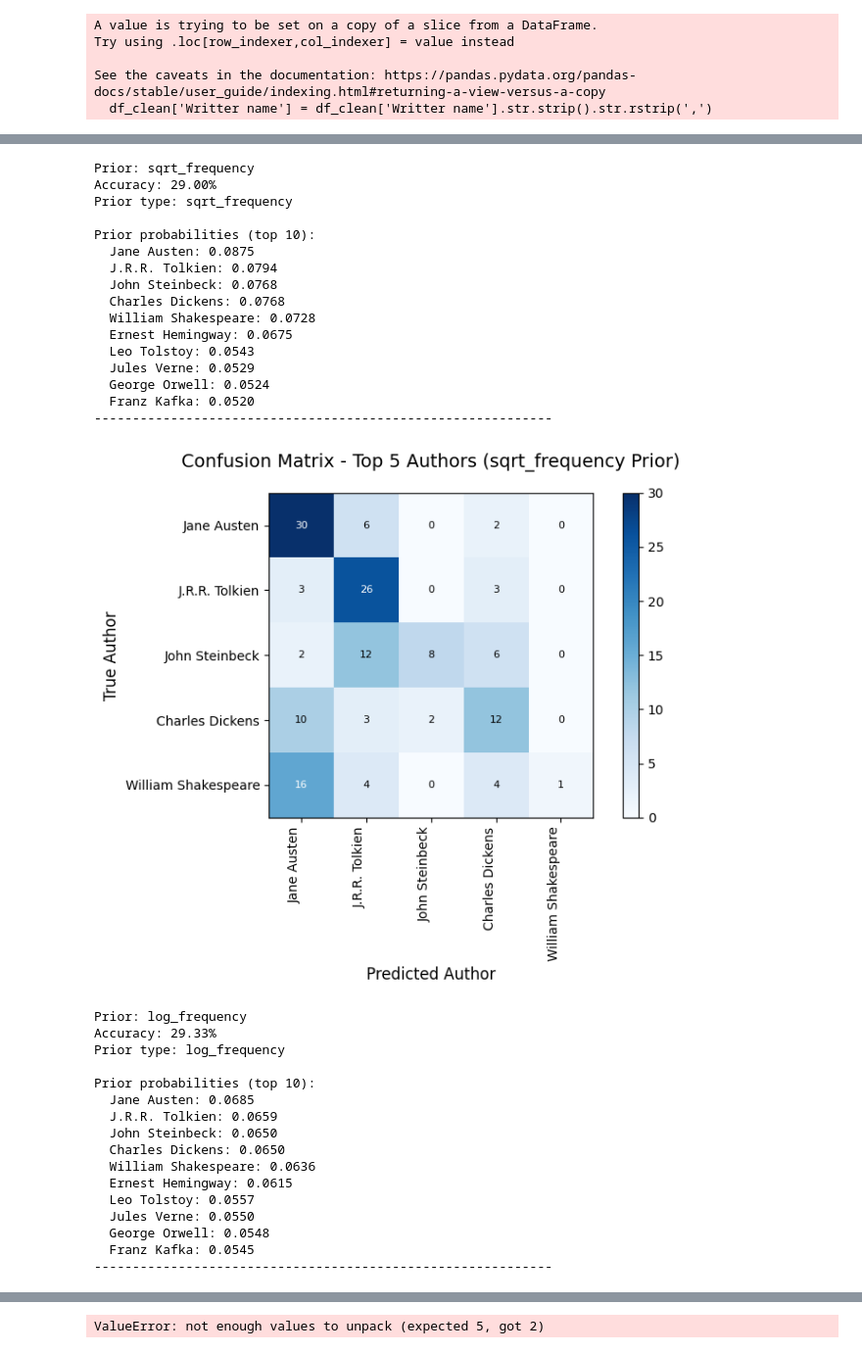
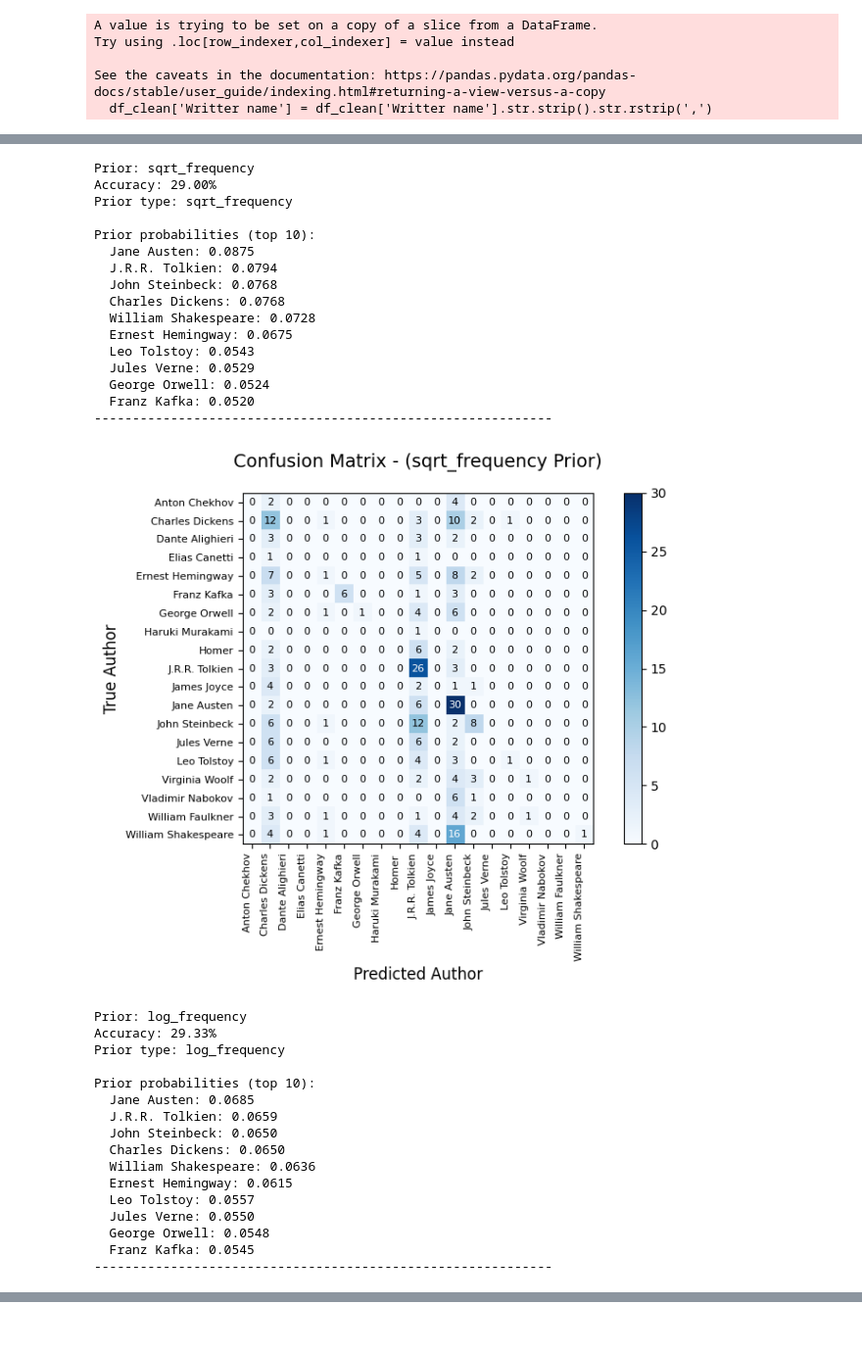
Before and after one commit to aleksandratyutyunik/DS4420-Final, a Jupyter notebook: writer_quotes.ipynb, the cells around one changed output, grey strips where cells are left out. Shown: that part at 98% size. Saved outputs shown, nothing was run; the diff lists cells and outputs as text; code cells hidden in the pictures.

```diff
--- a/writer_quotes.ipynb
+++ b/writer_quotes.ipynb
@@ -235,20 +235,26 @@ for prior in prior_types:
     print("-"*60)
 
     # Only show the top 5 authors
-    top_authors = author_counts.head(5)
-    top_author_names = top_authors.index.tolist()
-    cm = confusion_matrix(y_test, predictions, labels=top_author_names)
+    #top_authors = author_counts.head(5)
+    #top_author_names = top_authors.index.tolist()
+    #cm = confusion_matrix(y_test, predictions, labels=top_author_names)
+
+    # show all authors
+    all_authors = sorted(set(y_test))
+    cm = confusion_matrix(y_test, predictions, labels=all_authors)
 
     # Plot confusion matrix
     plt.figure(figsize=(8, 6))
     plt.imshow(cm, interpolation='nearest', cmap='Blues')
-    plt.title(f'Confusion Matrix - Top 5 Authors ({prior} Prior)', fontsize=14, pad=20)
+    plt.title(f'Confusion Matrix - ({prior} Prior)', fontsize=14, pad=20)
     plt.colorbar()
 
     # Add author names
-    tick_marks = np.arange(len(top_author_names))
-    plt.xticks(tick_marks, top_author_names, rotation=90, ha='right')
-    plt.yticks(tick_marks, top_author_names)
+    tick_marks = np.arange(len(all_authors))
+    #plt.xticks(tick_marks, top_author_names, rotation=90, ha='right')
+    #plt.yticks(tick_marks, top_author_names)
+    plt.xticks(tick_marks, all_authors, rotation=90, ha='right', fontsize=8)
+    plt.yticks(tick_marks, all_authors, fontsize=8)
 
     # Add text annotations
     thresh = cm.max() / 2
@@ -265,9 +271,9 @@ for prior in prior_types:
     plt.show()
 
 print("\n" + "="*60)
-print("ACCURACY, PRECISION, AND RECALL SUMMARY")
+print("ACCURACY, PRECISION, RECALL, AND F1 SCORE SUMMARY")
 print("="*60)
-for prior, acc, precision, recall, f1 in sorted(results.items(), key=lambda x: x[1], reverse=True):
+for prior, (acc, precision, recall, f1) in results.items():
     print(f"{prior}: {acc:.2%}, {precision:.2%}, {recall:.2%}, {f1:.2%}")
 # %% [output]
 Original: 1571 quotes from 77 authors
@@ -308,20 +314,20 @@ Prior probabilities (top 10):
 Prior: sqrt_frequency
 Accuracy: 29.00%
 Prior type: sqrt_frequency
 
 Prior probabilities (top 10):
   Jane Austen: 0.0875
   J.R.R. Tolkien: 0.0794
   John Steinbeck: 0.0768
   Charles Dickens: 0.0768
   William Shakespeare: 0.0728
   Ernest Hemingway: 0.0675
   Leo Tolstoy: 0.0543
   Jules Verne: 0.0529
   George Orwell: 0.0524
   Franz Kafka: 0.0520
 ------------------------------------------------------------
-[figure, old version]
+[figure, new version]
 Prior: log_frequency
 Accuracy: 29.33%
 Prior type: log_frequency
@@ -345 +354,0 @@ ACCURACY, PRECISION, AND RECALL SUMMARY
-ValueError: not enough values to unpack (expected 5, got 2)
```
Also changed, not shown: parts of 3 cells of this notebook.
